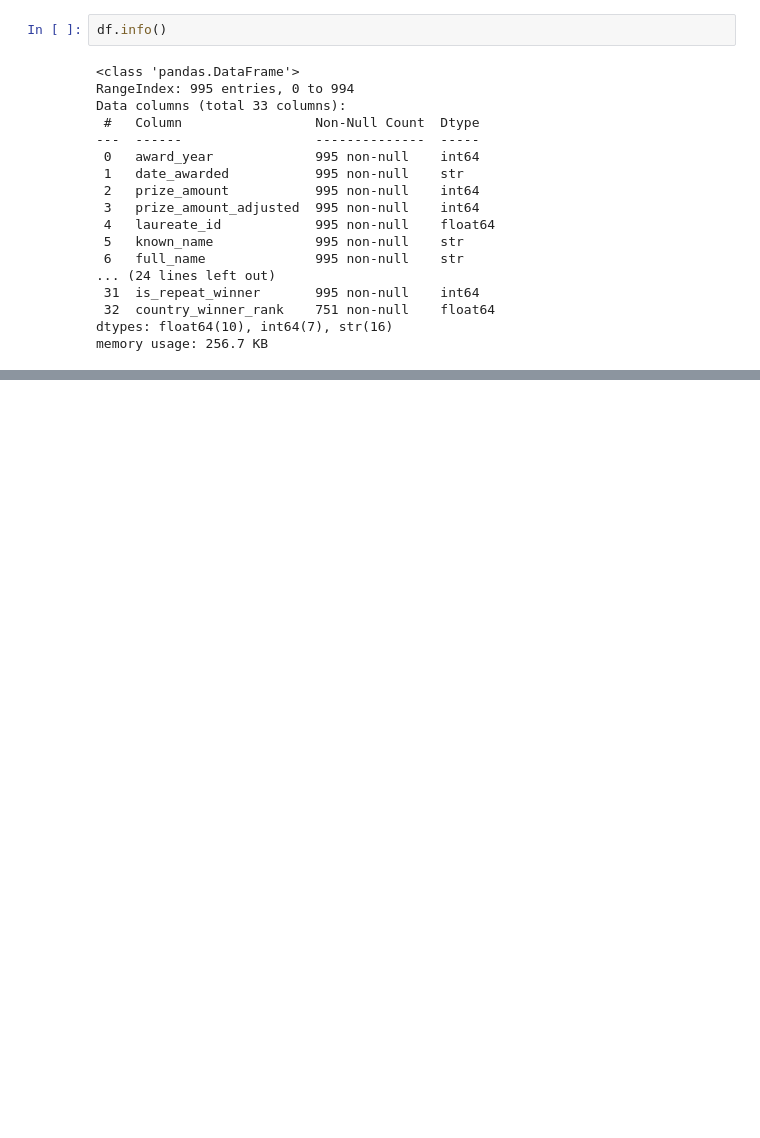
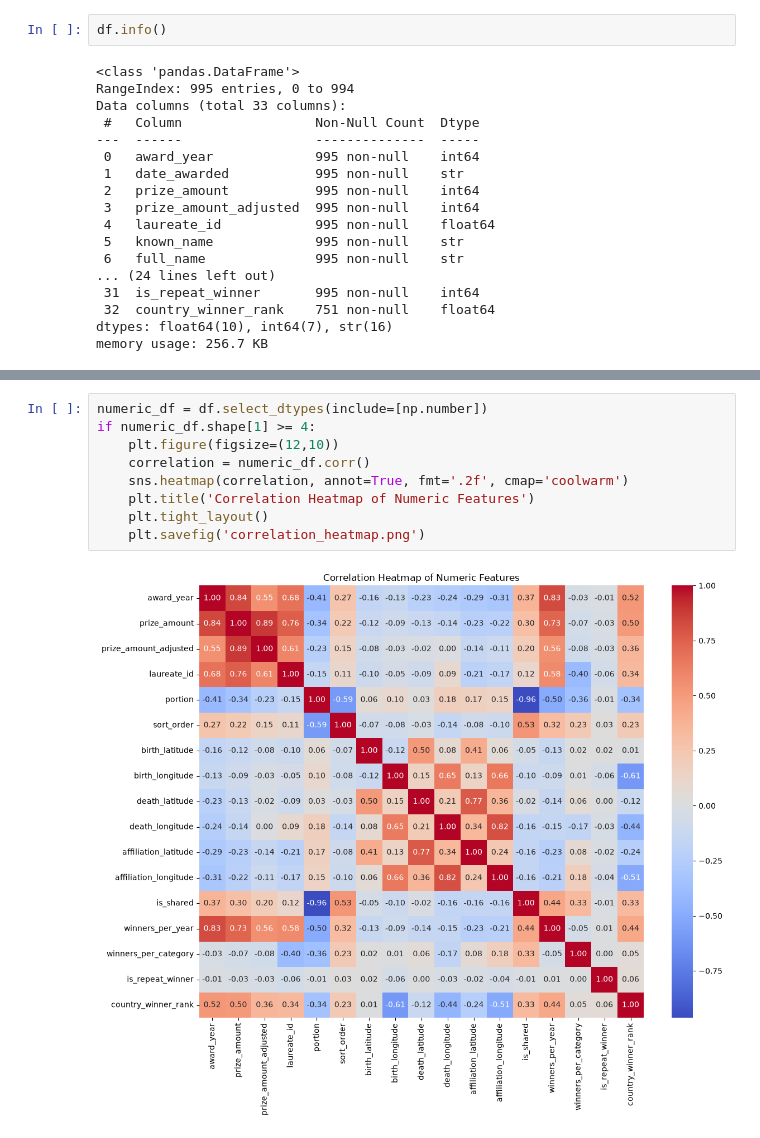
Before and after one commit to phuwu/EDA-on-Nobel-Prize-Winners-1901-2025, a Jupyter notebook: EDA.ipynb, the cells around one changed output, grey strips where cells are left out. Cells and saved outputs as stored; diff of their text form; blank space fills up the shorter version.

```diff
--- a/EDA.ipynb
+++ b/EDA.ipynb
@@ -55,0 +93,11 @@ memory usage: 256.7 KB
+# %%
+numeric_df = df.select_dtypes(include=[np.number])
+if numeric_df.shape[1] >= 4:
+    plt.figure(figsize=(12,10))
+    correlation = numeric_df.corr()
+    sns.heatmap(correlation, annot=True, fmt='.2f', cmap='coolwarm')
+    plt.title('Correlation Heatmap of Numeric Features')
+    plt.tight_layout()
+    plt.savefig('correlation_heatmap.png')
+# %% [output]
+[figure, added]
```
Also changed, not shown: parts of 6 cells of this notebook, 3 other files.
